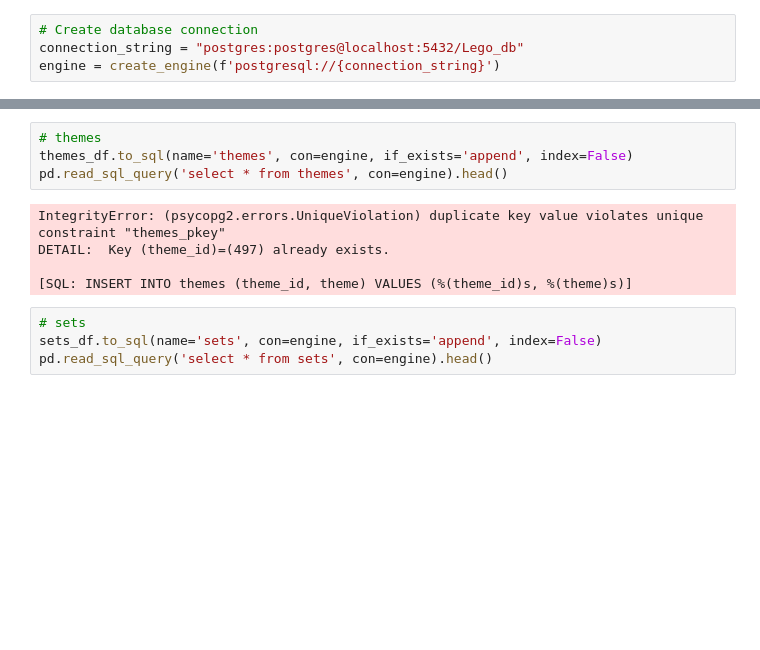
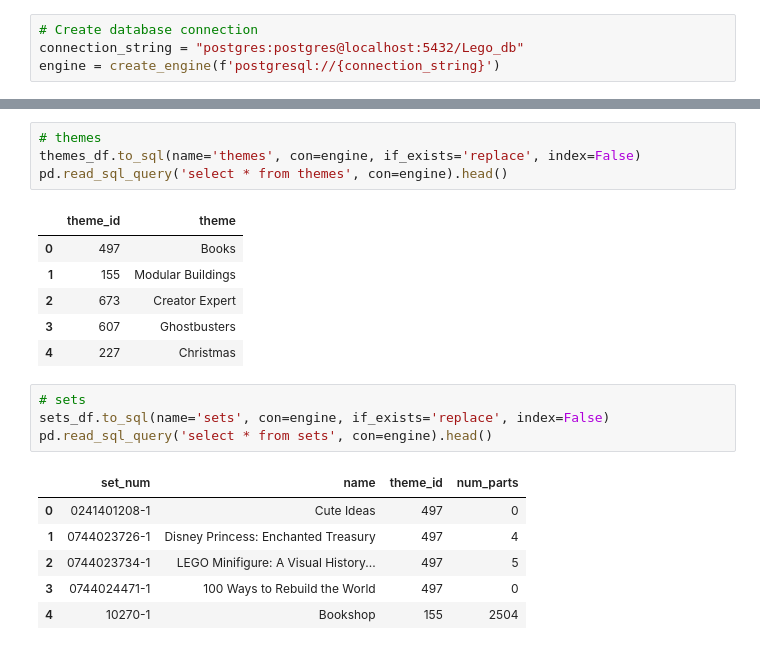
Before and after one commit to Supasyl/ETL_project, a Jupyter notebook: ETL_Pandas.ipynb, the cells around one changed output, grey strips where cells are left out. Drawn from its saved outputs; the diff is of its cells as text; blank space fills up the shorter version.

```diff
--- a/ETL_Pandas.ipynb
+++ b/ETL_Pandas.ipynb
@@ -326,15 +326,24 @@ engine.table_names()
 # %%
 # themes
-themes_df.to_sql(name='themes', con=engine, if_exists='append', index=False)
+themes_df.to_sql(name='themes', con=engine, if_exists='replace', index=False)
 pd.read_sql_query('select * from themes', con=engine).head()
 # %% [output]
-IntegrityError: (psycopg2.errors.UniqueViolation) duplicate key value violates unique constraint "themes_pkey"
-DETAIL:  Key (theme_id)=(497) already exists.
-
-[SQL: INSERT INTO themes (theme_id, theme) VALUES (%(theme_id)s, %(theme)s)]
+|  | theme_id | theme |
+| 0 | 497 | Books |
+| 1 | 155 | Modular Buildings |
+| 2 | 673 | Creator Expert |
+| 3 | 607 | Ghostbusters |
+| 4 | 227 | Christmas |
 # %%
 # sets
-sets_df.to_sql(name='sets', con=engine, if_exists='append', index=False)
+sets_df.to_sql(name='sets', con=engine, if_exists='replace', index=False)
 pd.read_sql_query('select * from sets', con=engine).head()
+# %% [output]
+|  | set_num | name | theme_id | num_parts |
+| 0 | 0241401208-1 | Cute Ideas | 497 | 0 |
+| 1 | 0744023726-1 | Disney Princess: Enchanted Treasury | 497 | 4 |
+| 2 | 0744023734-1 | LEGO Minifigure: A Visual History... | 497 | 5 |
+| 3 | 0744024471-1 | 100 Ways to Rebuild the World | 497 | 0 |
+| 4 | 10270-1 | Bookshop | 155 | 2504 |
 # %%
 # parts
```
Also changed, not shown: parts of 12 cells of this notebook, 24 other files.
